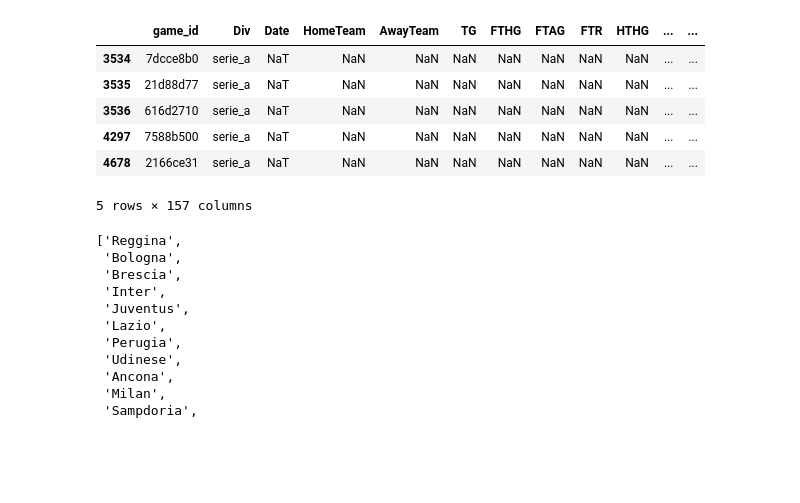
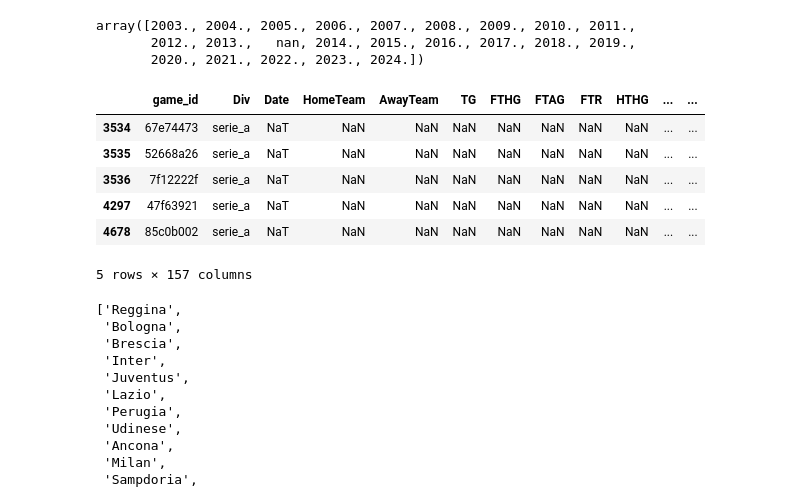
Before and after one commit to RomanTomz/football-analysis, a Jupyter notebook: notebooks/eda.ipynb, the cells around one changed output. Cells and saved outputs as stored; diff of their text form; code cells hidden in the pictures; blank space fills up the shorter version.

```diff
--- a/notebooks/eda.ipynb
+++ b/notebooks/eda.ipynb
@@ -48,12 +53,18 @@ df.head()
+# %%
+df['Date'].dt.year.unique()
+# %% [output]
+array([2003., 2004., 2005., 2006., 2007., 2008., 2009., 2010., 2011.,
+       2012., 2013.,   nan, 2014., 2015., 2016., 2017., 2018., 2019.,
+       2020., 2021., 2022., 2023., 2024.])
 # %%
-df[df['HomeTeam'].isna()]
+df[df['Date'].isna()]
 # %% [output]
 |  | game_id | Div | Date | HomeTeam | AwayTeam | TG | FTHG | FTAG | FTR | HTHG | ... | ... |
-| 3534 | 7dcce8b0 | serie_a | NaT | NaN | NaN | NaN | NaN | NaN | NaN | NaN | ... | ... |
-| 3535 | 21d88d77 | serie_a | NaT | NaN | NaN | NaN | NaN | NaN | NaN | NaN | ... | ... |
-| 3536 | 616d2710 | serie_a | NaT | NaN | NaN | NaN | NaN | NaN | NaN | NaN | ... | ... |
-| 4297 | 7588b500 | serie_a | NaT | NaN | NaN | NaN | NaN | NaN | NaN | NaN | ... | ... |
-| 4678 | 2166ce31 | serie_a | NaT | NaN | NaN | NaN | NaN | NaN | NaN | NaN | ... | ... |
+| 3534 | 67e74473 | serie_a | NaT | NaN | NaN | NaN | NaN | NaN | NaN | NaN | ... | ... |
+| 3535 | 52668a26 | serie_a | NaT | NaN | NaN | NaN | NaN | NaN | NaN | NaN | ... | ... |
+| 3536 | 7f12222f | serie_a | NaT | NaN | NaN | NaN | NaN | NaN | NaN | NaN | ... | ... |
+| 4297 | 47f63921 | serie_a | NaT | NaN | NaN | NaN | NaN | NaN | NaN | NaN | ... | ... |
+| 4678 | 85c0b002 | serie_a | NaT | NaN | NaN | NaN | NaN | NaN | NaN | NaN | ... | ... |
 5 rows × 157 columns
 # %%
 list(df['HomeTeam'].unique())
```
Also changed, not shown: parts of 1 cell of this notebook, 3 other files.
